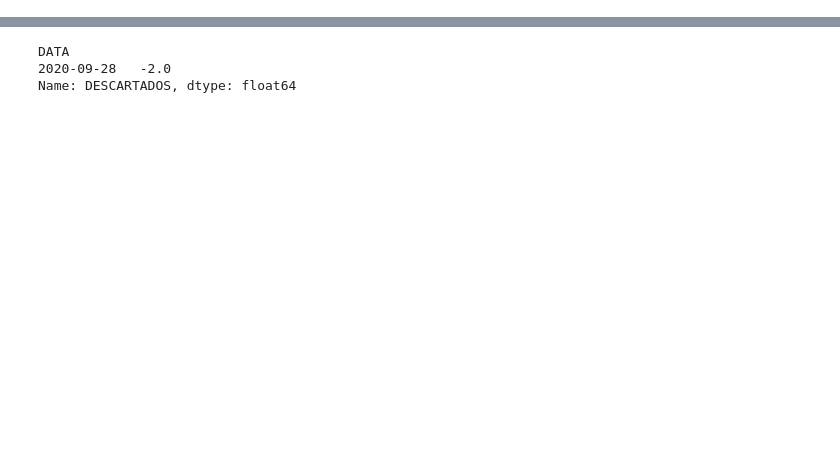
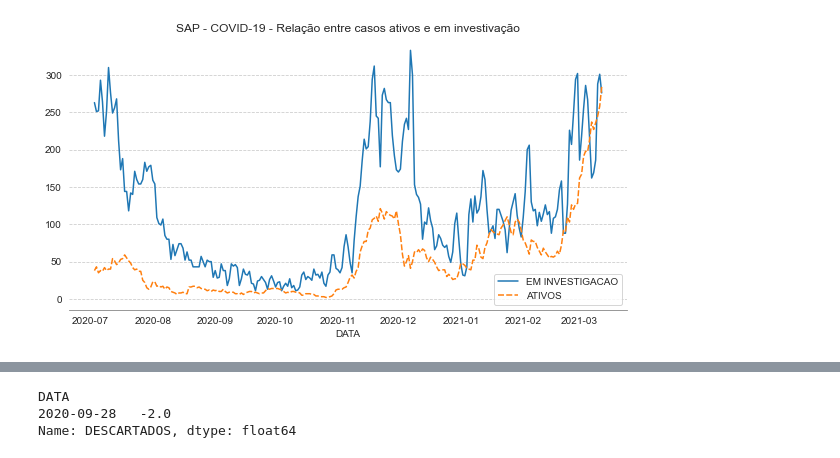
Before and after one commit to GiliardGodoi/covid-sap-data, a Jupyter notebook: notebooks/02_analise_exploratoria.ipynb, the cells around one changed output, grey strips where cells are left out. Cells and saved outputs as stored; diff of their text form; code cells hidden in the pictures; blank space fills up the shorter version.

```diff
--- a/notebooks/02_analise_exploratoria.ipynb
+++ b/notebooks/02_analise_exploratoria.ipynb
@@ -86,3 +86,14 @@ sns.despine(left=True)
+# %%
+ax = sns.lineplot(data=frame[['EM INVESTIGACAO', 'ATIVOS']],
+            palette="tab10"
+            )
+
+_ = ax.set_title("SAP - COVID-19 - Relação entre casos ativos e em investivação")
+
+ax.xaxis.grid(False)
+sns.despine(left=True)
+# %% [output]
+[figure, added]
 # %%
 # from matplotlib import rcParams
 
```
Also changed, not shown: parts of 21 cells of this notebook.
